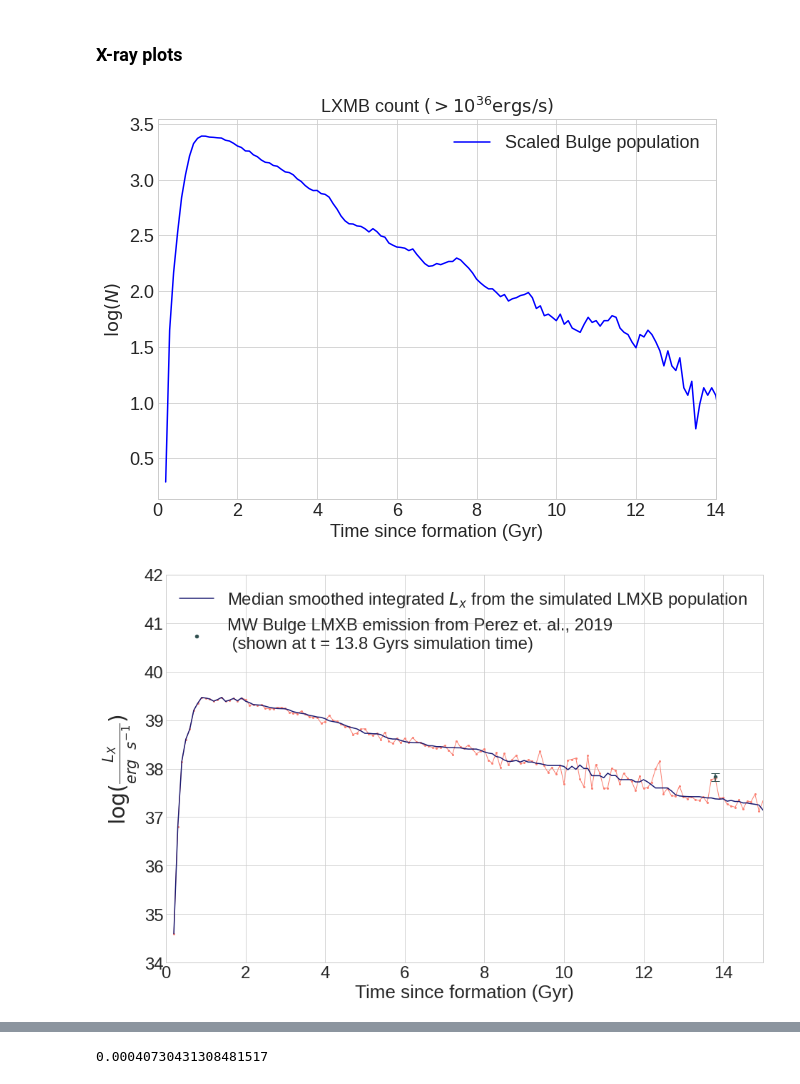
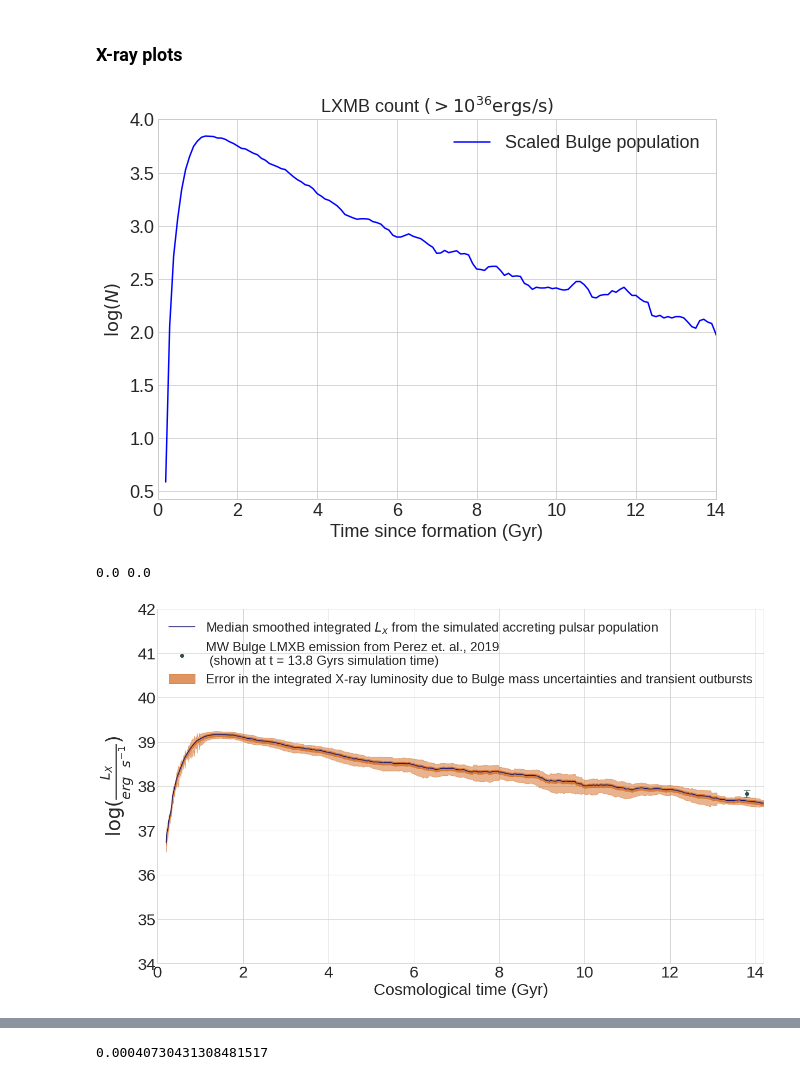
Before and after one commit to gautam-404/Binary-Evolution, a Jupyter notebook: msps_comp.ipynb, the cells around one changed output, grey strips where cells are left out. Cells and saved outputs as stored; diff of their text form; code cells hidden in the pictures.

```diff
--- a/msps_comp.ipynb
+++ b/msps_comp.ipynb
@@ -1290,23 +1367,30 @@ plt.show()
 # %% [markdown]
 ### X-ray plots
+# %%
+M_bulge = 1.55e10
+# M_sim = 7.3e8
+M_sim = 2e9
+k_bulge = M_bulge/M_sim
 # %%
-dt = 1e8
-t = np.arange(0, t_end, dt)
+dt = 1e7
+t = np.arange(0, 15e9, dt)
 L_x_int1 = []
 countx1 = []
+etalist = np.arange(0.01, 0.6, 0.0001)
 for t_ in t:
-    L_x_int1.append( sum(dNdL_x1[int(t_/dt)])  )
-#     countx1.append( sum(np.array(dNdL_x1[int(t_/dt)])) )
+    eta = np.random.choice(etalist, len(dNdL_x1[int(t_/dt)]))
+    L_x_int1.append( sum(dNdL_x1[int(t_/dt)]*eta)  )
+    countx1.append( sum(np.array(dNdL_x1[int(t_/dt)])*2>1e36) )
 L_x_int1 = np.array(L_x_int1)*k_bulge
 
 
 dt = 1e8
-t = np.arange(0, t_end, dt)
+t = np.arange(0, 15e9, dt)
 L_x_int2 = []
 countx2 = []
 for t_ in t:
     L_x_int2.append( sum(dNdL_x2[int(t_/dt)])  )
-#     countx2.append( sum(np.array(dNdL_x1[int(t_/dt)])*0.1>1e36) )
+    countx2.append( sum(np.array(dNdL_x2[int(t_/dt)])*2>1e36) )
 
 L_x_int2 = np.array(L_x_int2)*k_bulge
 # %%
@@ -1335,60 +1419,85 @@ def msp_count(count_sim, k):
 
 dt = 1e8
 t = np.arange(0, t_end, dt)
-msp_count(np.array(Lx_count2), k_bulge)
+# msp_count(np.array(Lx_count2), k_bulge)
+msp_count(np.array(countx2), k_bulge)
 # %% [output]
-[figure, old version]
+[figure, new version]
 # %%
-c = np.array(L_x_int2*0.1).copy()
+c = np.array(np.array(L_x_int1)).copy()
 L = c
+L_orig = c
 # f = 1
 # L = [c[i] for i in range(len(c)) if i%f==0 ]
 # t = np.arange(0, t_end, dt*f)
-dt = 1e8
-t = np.arange(0, t_end, dt)
+dt = 1e7
+t = np.arange(0, 15e9, dt)
 
-plt.figure( figsize = (15,10) )
-plt.plot(t/1e9, np.log10(L), '-o', c="salmon", ms=2, linewidth = 1, zorder=1)
-plt.ylabel(r'$\log( \frac{L_{X}}{erg\ \ s^{-1}})$', fontsize=30)
-plt.xlabel('Time since formation (Gyr)', fontsize=26)
+plt.figure( figsize = (20,12) )
+# plt.plot(t/1e9, np.log10(L), '-o', c="salmon", ms=2, linewidth = 1, zorder=1, alpha = 0.7)
+plt.ylabel(r'$\log( \frac{L_{X}}{erg\ \ s^{-1}})$', fontsize=36)
+plt.xlabel('Cosmological time (Gyr)', fontsize=30)
 # plt.title('Integrated X-ray luminosity of the simulated population', fontsize=18)
 # plt.show()
 
+
 xdata = (t/1e9)
 ydata = L
-y_fit = pd.Series(ydata).rolling(window=10, min_periods=0, center=True).median()
+y_fit = pd.Series(ydata).rolling(window=60, min_periods=0, center=True).mean()
 y_fit = np.append(ydata[:20], y_fit[20:])
-plt.plot(t/1e9, np.log10(y_fit), c='midnightblue', zorder=5, label = r'Median smoothed integrated $L_x$ from the simulated LMXB population')
+path_deviation = pd.Series(ydata).rolling(window=60, min_periods=0, center=True).std()
+a = []
+for i in range(100):
+    a.append(y_fit[i]*np.random.random()/2)
+path_deviation = pd.Series(np.append(a, path_deviation[100:]))
+print(path_deviation[1],a[1])
+upper = y_fit+path_deviation
+lower = y_fit-path_deviation
+plt.fill_between(path_deviation.index/100, np.log10(lower), np.log10(upper), alpha=.5,
+                 edgecolor="chocolate", facecolor="chocolate", linewidth=1) #std curves.
+plt.plot(t/1e9, np.log10(y_fit), c='midnightblue', zorder=5,
+         label = r'Median smoothed integrated $L_x$ from the simulated accreting pulsar population')
 
 
 L = y_fit
 # Lx_obs = 1e39     ## erg/s     ###Grimm 2002
 
 Lx_obs = 6.8e+37                  ## Perez 2019, (3.4+-0.3e37) * (2+-0.3e10)
 
 t_agree_x = interpolate.InterpolatedUnivariateSpline(t/1e9, y_fit-Lx_obs).roots()[0:]
 y_new = [np.log10(Lx_obs)]*len(t_agree_x)
 u = np.log10(Lx_obs + 1.183e+37)
 l = np.log10(Lx_obs - 1.183e+37)
 err = np.array([[np.log10(Lx_obs)-l, u-np.log10(Lx_obs)]]).T
-plt.scatter(13.8, np.log10(Lx_obs), 20, color="darkslategray", label="MW Bulge LMXB emission from Perez et. al., 2019 \n (shown at t = 13.8 Gyrs simulation time)")
+plt.scatter(13.8, np.log10(Lx_obs), 40, color="darkslategray", label="MW Bulge LMXB emission from Perez et. al., 2019 \n (shown at t = 13.8 Gyrs simulation time)")
 plt.errorbar(13.8, np.log10(Lx_obs), yerr=err, linestyle="None", color="darkslategray", capsize=6)
 # line = newline( [t_agree_x[0], y_new[0]], [t_agree_x[-1], y_new[-1]],
 #                1, "darkslategray", "" )
 # plt.fill_between(line.get_data()[0], l, u, alpha = 0.2, edgecolor='darkslategray', facecolor='darkslategray', linewidth=1,
 #                  label = r"MW Bulge LMXB emission (Perez et al., 2019)", zorder=1)
 
-plt.xlim(0,15)
+
+
+dt = 1e7
+t = np.arange(0, 15e9, dt)
+u = np.log10(L*1.7e10/(M_sim*k_bulge))
+l = np.log10(L*1.4e10/(M_sim*k_bulge))
+# err = np.array([[np.log10(L)-l, u-np.log10(L)]]).T
+plt.fill_between(t/1e9, l, u, alpha = 0.7, edgecolor="chocolate", facecolor="chocolate", linewidth=1,
+                     label = "Error in the integrated X-ray luminosity due to Bulge mass uncertainties and transient outbursts")
+
+
+plt.xlim(0,14.2)
 plt.ylim(34,42)
 handles, labels = plt.gca().get_legend_handles_labels()
 by_label = dict(zip(labels, handles))
 plt.legend(by_label.values(), by_label.keys(), fontsize=24)
-plt.legend(fontsize=24)
-plt.xticks(fontsize=24)
-plt.yticks(fontsize=24)
+plt.xticks(fontsize=30)
+plt.yticks(fontsize=30)
 plt.savefig("L_x_comp.pdf")
 plt.show()
 
 L_xint = y_fit
 # %% [output]
+0.0 0.0
-[figure, old version]
+[figure, new version]
```
Also changed, not shown: parts of 119 cells of this notebook.
